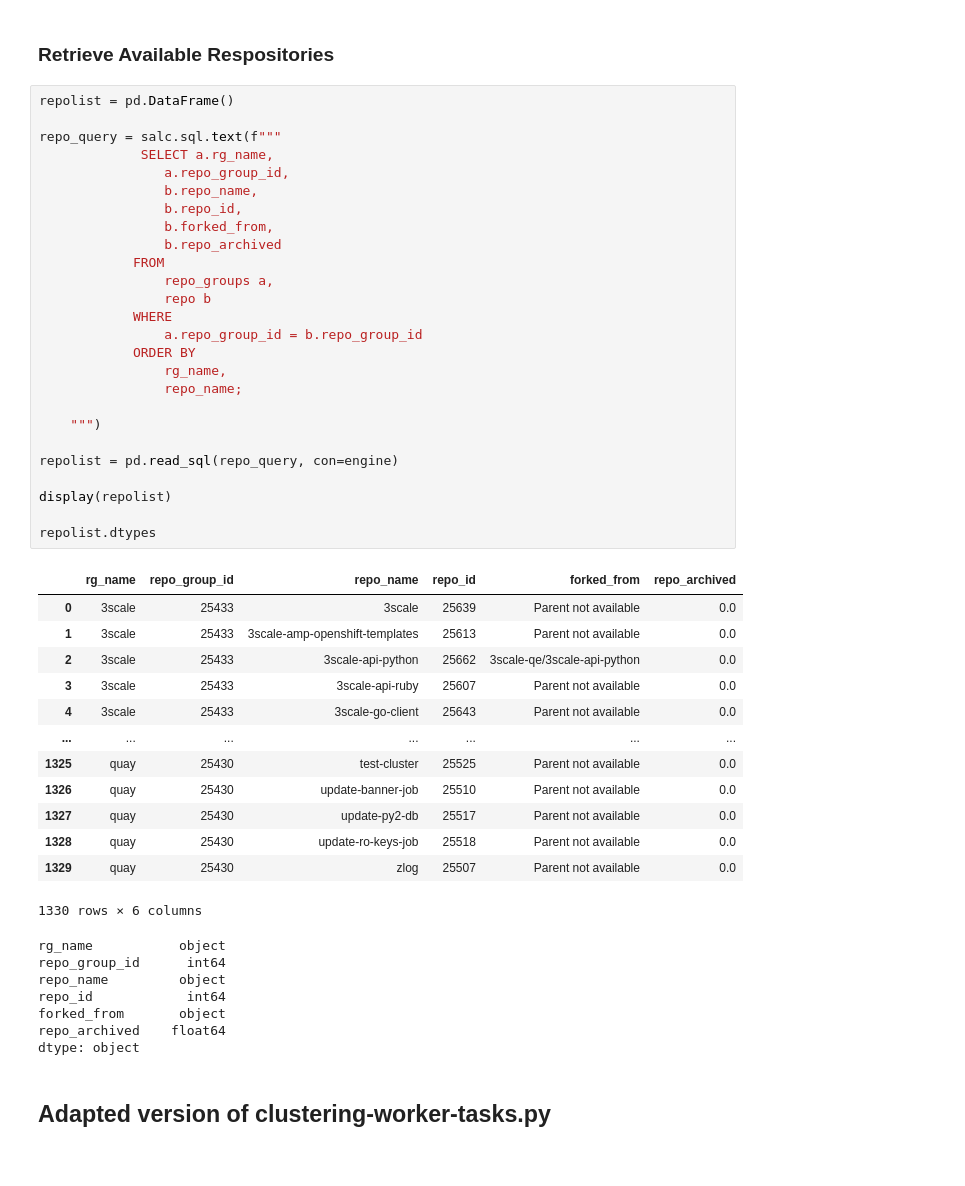
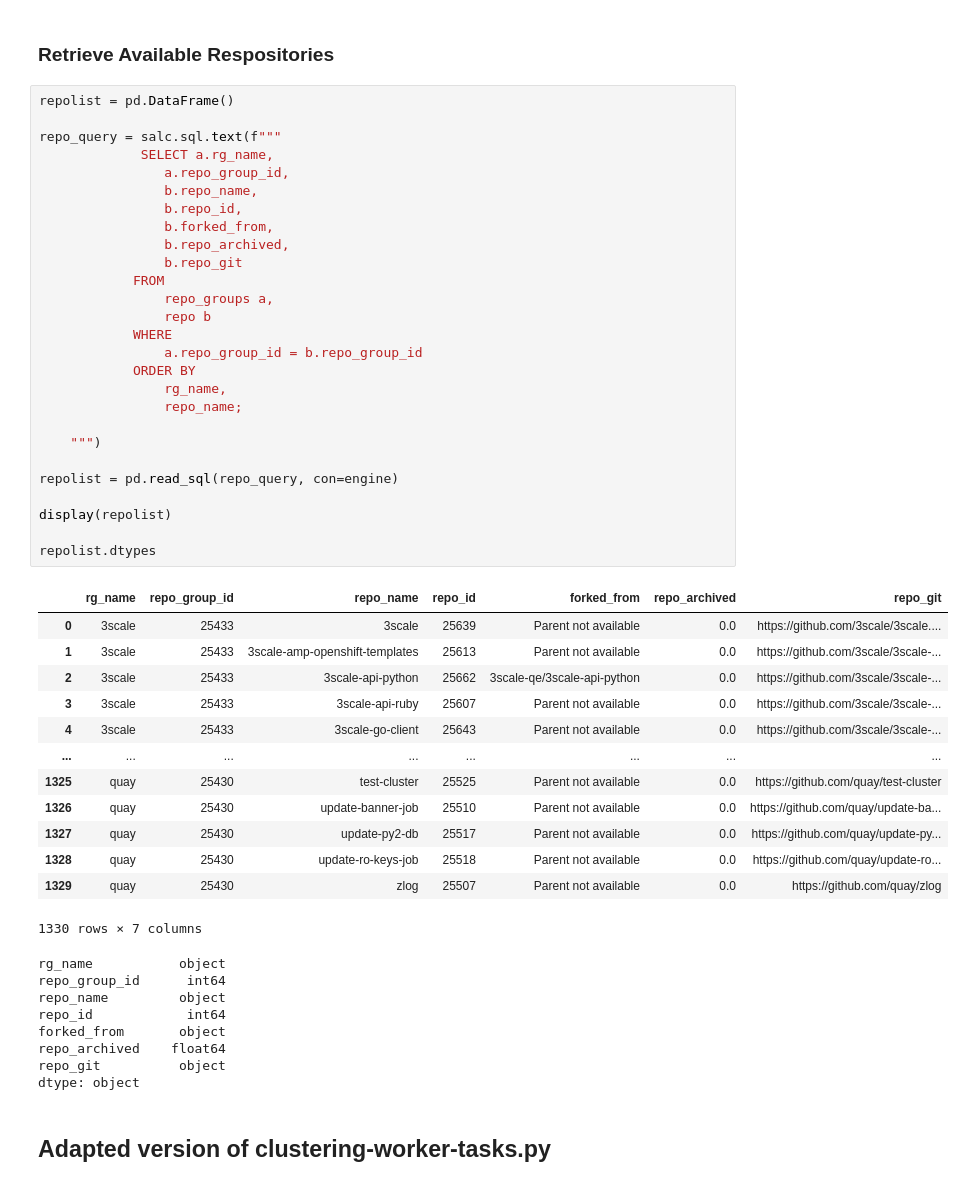
Before and after one commit to chaoss/augur-community-reports, a Jupyter notebook: CHAOSS-Example/ml-1-spg.ipynb, the cells around one changed output. Drawn from its saved outputs; the diff is of its cells as text.

```diff
--- a/CHAOSS-Example/ml-1-spg.ipynb
+++ b/CHAOSS-Example/ml-1-spg.ipynb
@@ -30,49 +30,51 @@ engine = salc.create_engine(
 # %%
 repolist = pd.DataFrame()
 
 repo_query = salc.sql.text(f"""
              SELECT a.rg_name,
                 a.repo_group_id,
                 b.repo_name,
                 b.repo_id,
                 b.forked_from,
-                b.repo_archived
+                b.repo_archived,
+                b.repo_git
             FROM
                 repo_groups a,
                 repo b
             WHERE
                 a.repo_group_id = b.repo_group_id
             ORDER BY
                 rg_name,
                 repo_name;
 
     """)
 
 repolist = pd.read_sql(repo_query, con=engine)
 
 display(repolist)
 
 repolist.dtypes
 # %% [output]
-|  | rg_name | repo_group_id | repo_name | repo_id | forked_from | repo_archived |
-| 0 | 3scale | 25433 | 3scale | 25639 | Parent not available | 0.0 |
-| 1 | 3scale | 25433 | 3scale-amp-openshift-templates | 25613 | Parent not available | 0.0 |
-| 2 | 3scale | 25433 | 3scale-api-python | 25662 | 3scale-qe/3scale-api-python | 0.0 |
-| 3 | 3scale | 25433 | 3scale-api-ruby | 25607 | Parent not available | 0.0 |
-| 4 | 3scale | 25433 | 3scale-go-client | 25643 | Parent not available | 0.0 |
-| ... | ... | ... | ... | ... | ... | ... |
-| 1325 | quay | 25430 | test-cluster | 25525 | Parent not available | 0.0 |
-| 1326 | quay | 25430 | update-banner-job | 25510 | Parent not available | 0.0 |
-| 1327 | quay | 25430 | update-py2-db | 25517 | Parent not available | 0.0 |
-| 1328 | quay | 25430 | update-ro-keys-job | 25518 | Parent not available | 0.0 |
-| 1329 | quay | 25430 | zlog | 25507 | Parent not available | 0.0 |
+|  | rg_name | repo_group_id | repo_name | repo_id | forked_from | repo_archived | repo_git |
+| 0 | 3scale | 25433 | 3scale | 25639 | Parent not available | 0.0 | https://github.com/3scale/3scale.... |
+| 1 | 3scale | 25433 | 3scale-amp-openshift-templates | 25613 | Parent not available | 0.0 | https://github.com/3scale/3scale-... |
+| 2 | 3scale | 25433 | 3scale-api-python | 25662 | 3scale-qe/3scale-api-python | 0.0 | https://github.com/3scale/3scale-... |
+| 3 | 3scale | 25433 | 3scale-api-ruby | 25607 | Parent not available | 0.0 | https://github.com/3scale/3scale-... |
+| 4 | 3scale | 25433 | 3scale-go-client | 25643 | Parent not available | 0.0 | https://github.com/3scale/3scale-... |
+| ... | ... | ... | ... | ... | ... | ... | ... |
+| 1325 | quay | 25430 | test-cluster | 25525 | Parent not available | 0.0 | https://github.com/quay/test-cluster |
+| 1326 | quay | 25430 | update-banner-job | 25510 | Parent not available | 0.0 | https://github.com/quay/update-ba... |
+| 1327 | quay | 25430 | update-py2-db | 25517 | Parent not available | 0.0 | https://github.com/quay/update-py... |
+| 1328 | quay | 25430 | update-ro-keys-job | 25518 | Parent not available | 0.0 | https://github.com/quay/update-ro... |
+| 1329 | quay | 25430 | zlog | 25507 | Parent not available | 0.0 | https://github.com/quay/zlog |
-1330 rows × 6 columns
+1330 rows × 7 columns
 rg_name           object
 repo_group_id      int64
 repo_name         object
 repo_id            int64
 forked_from       object
 repo_archived    float64
+repo_git          object
 dtype: object
 # %% [markdown]
 ## Adapted version of clustering-worker-tasks.py
```
Also changed, not shown: parts of 3 cells of this notebook, 7 other files.
